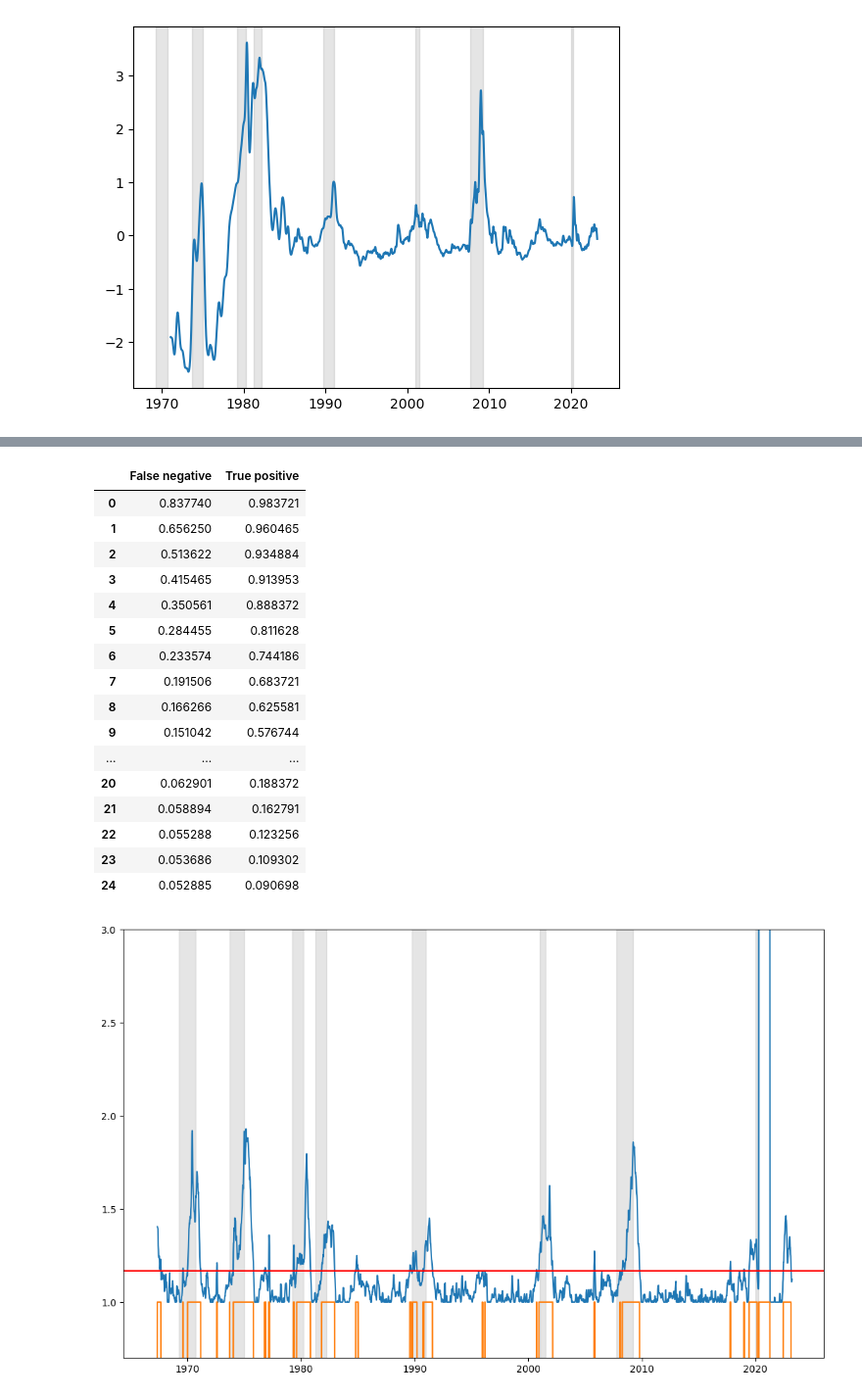
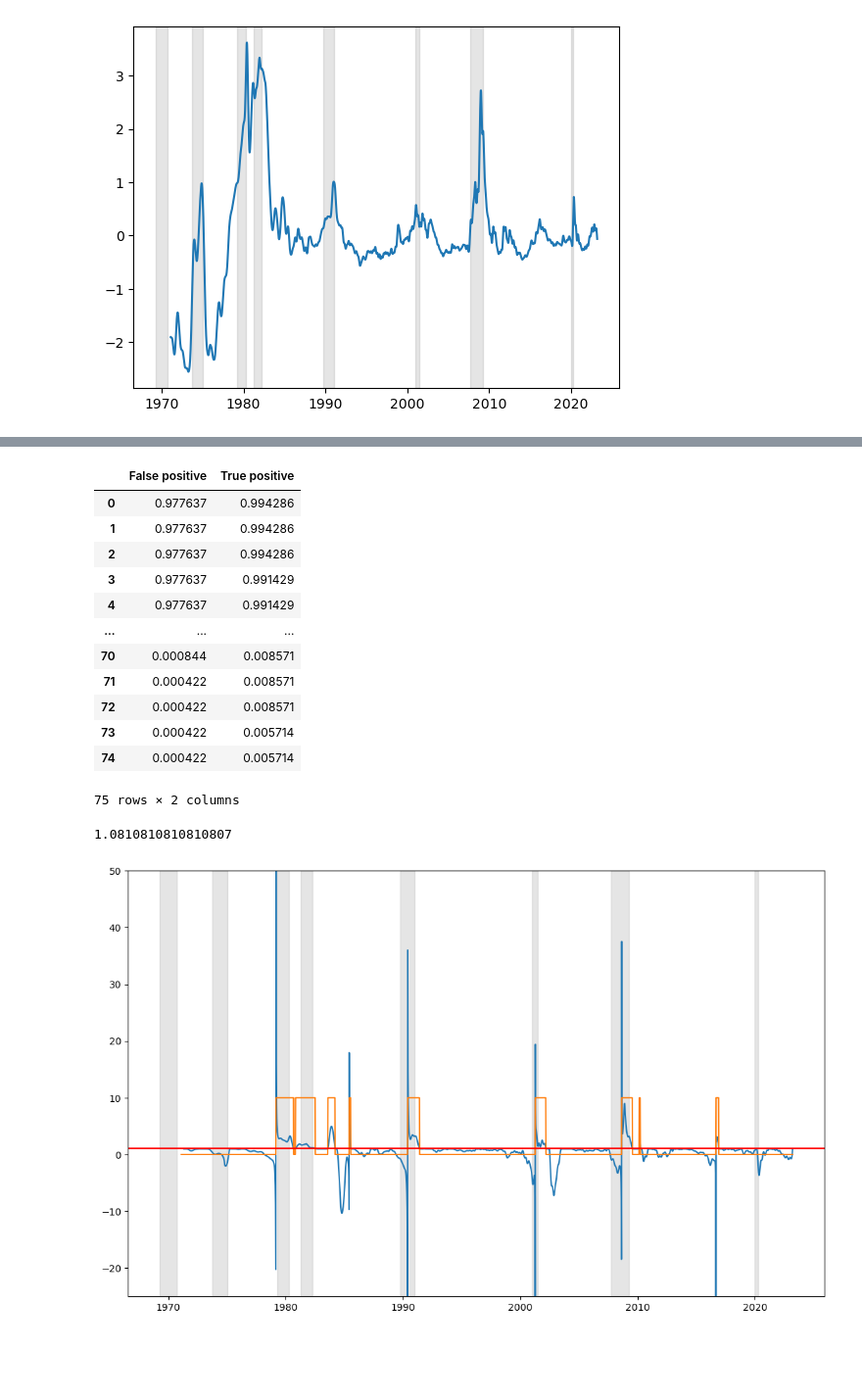
Before and after one commit to YoongsompornT/RecessionPrediction, a Jupyter notebook: Models/Threshold/Index5-RecesPredict.ipynb, the cells around one changed output, grey strips where cells are left out. Shown at 98% size. Drawn from its saved outputs; the diff is of its cells as text; code cells hidden in the pictures; blank space fills up the shorter version.

Commit message:
Update index 5 predict recession

```diff
--- a/Models/Threshold/Index5-RecesPredict.ipynb
+++ b/Models/Threshold/Index5-RecesPredict.ipynb
@@ -160,4 +160,4 @@ plt.show()
 # %%
-df2['predict'] = df2['CHG'].apply(lambda x: int(x>1.15))
+df2['predict'] = df2['CHG'].apply(lambda x: int(x>1.5))
 df2
 # %% [output]
@@ -242,7 +243,7 @@ calc_TP_FP_rate(df2['recession'], df2['predict'])
 tp_rates = []
 fp_rates = []
 
-threshold = np.linspace(1.00,1.5,num=25)
+threshold = np.linspace(-20,20,num=75)
 
 # Find true positive / false positive rate for each threshold
 for t in threshold:
@@ -269,15 +273,15 @@ for i in range(0,13):
 
   dfi['MIN_1Y'] = np.nan
   for i in range(len(dfi)):
-    if i >= 11:
-      arr = np.array(dfi['Jobless'])
+    if i >= 51:
+      arr = np.array(dfi['Credit subindex'])
       indices = [i-k for k in range(52)]
       take = np.take(arr, indices)
       dfi.iloc[i,1] = take.min()
     else:
       dfi.iloc[i,1] = np.nan
 
-  dfi['CHG'] = (dfi['Jobless'])/dfi['MIN_1Y']
+  dfi['CHG'] = (dfi['Credit subindex'])/dfi['MIN_1Y']
   li = []
   for i in range(len(Reces)):
     li.append(dfi.reset_index()['DATE'].apply(lambda x: int((x > Reces.loc[i]['start'])&(x < Reces.loc[i]['end']))))
@@ -287,7 +291,7 @@ for i in range(0,13):
   tp_rates = []
   fp_rates = []
 
-  threshold = np.linspace(1.00,1.5,num=25)
+  threshold = np.linspace(-20,20,num=75)
 
   # Find true positive / false positive rate for each threshold
   for t in threshold:
@@ -337,42 +341,41 @@ auc score for 12 month(s) prediction 0.35916240834336893
 # %%
 temp = pd.DataFrame()
-temp['False negative'] = tot[1][0]
+temp['False positive'] = tot[1][0]
 temp['True positive'] = tot[1][1]
 temp
 # %% [output]
-|  | False negative | True positive |
-| 0 | 0.837740 | 0.983721 |
-| 1 | 0.656250 | 0.960465 |
-| 2 | 0.513622 | 0.934884 |
-| 3 | 0.415465 | 0.913953 |
-| 4 | 0.350561 | 0.888372 |
-| 5 | 0.284455 | 0.811628 |
-| 6 | 0.233574 | 0.744186 |
-| 7 | 0.191506 | 0.683721 |
-| 8 | 0.166266 | 0.625581 |
-| 9 | 0.151042 | 0.576744 |
+|  | False positive | True positive |
+| 0 | 0.977637 | 0.994286 |
+| 1 | 0.977637 | 0.994286 |
+| 2 | 0.977637 | 0.994286 |
+| 3 | 0.977637 | 0.991429 |
+| 4 | 0.977637 | 0.991429 |
 | ... | ... | ... |
-| 20 | 0.062901 | 0.188372 |
-| 21 | 0.058894 | 0.162791 |
-| 22 | 0.055288 | 0.123256 |
-| 23 | 0.053686 | 0.109302 |
-| 24 | 0.052885 | 0.090698 |
+| 70 | 0.000844 | 0.008571 |
+| 71 | 0.000422 | 0.008571 |
+| 72 | 0.000422 | 0.008571 |
+| 73 | 0.000422 | 0.005714 |
+| 74 | 0.000422 | 0.005714 |
+75 rows × 2 columns
 # %%
-# choose 0.166, 0.626 find threshold
-threshold = np.linspace(1.00,1.5,num=25)
-final_thres = threshold[8]
+# choose 0.08,0.51 find threshold
+threshold = np.linspace(-20,20,num=75)
+final_thres = threshold[39]
+print(final_thres)
+# %% [output]
+1.0810810810810807
 # %%
 df2['predict'] = df2['CHG'].apply(lambda x: int(x>final_thres))
 fig, ax = plt.subplots(figsize=(13,8))
 ax.plot(df2.index, df2['CHG'])
-ax.plot(df2.index, df2['predict'])
+ax.plot(df2.index, df2['predict']*10)
 for i in range(len(start)):
   ax.axvspan(start[i], end[i], color='grey', alpha=0.2)
 ax.axhline(final_thres, color='red')
-plt.ylim(0.7,3)
+plt.ylim(-25,50)
 plt.show()
 # %% [output]
-[figure, old version]
+[figure, new version]
 # %%
 df2['predict'] = df2['CHG'].apply(lambda x: int(x>final_thres))
 df3 = df2.copy()
```
Also changed, not shown: parts of 18 cells of this notebook, 1 other file.
